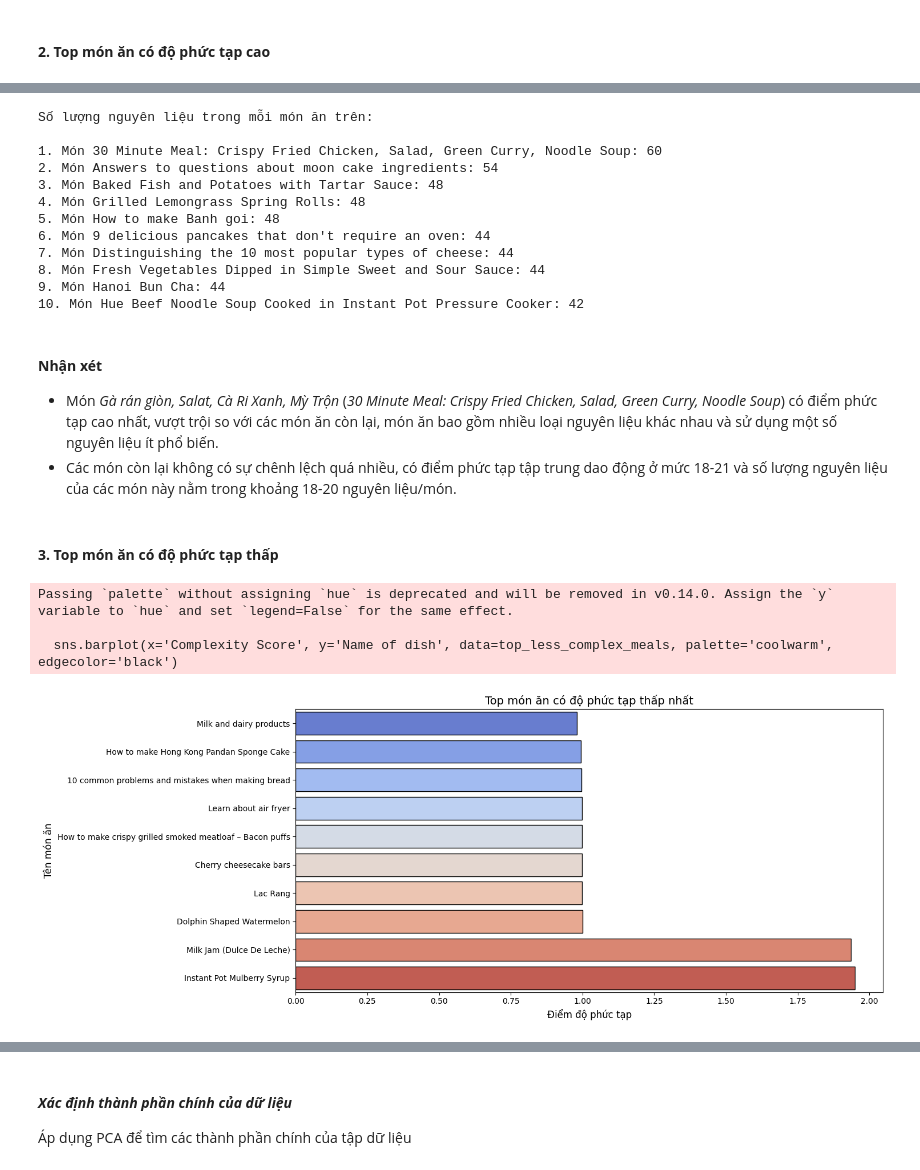
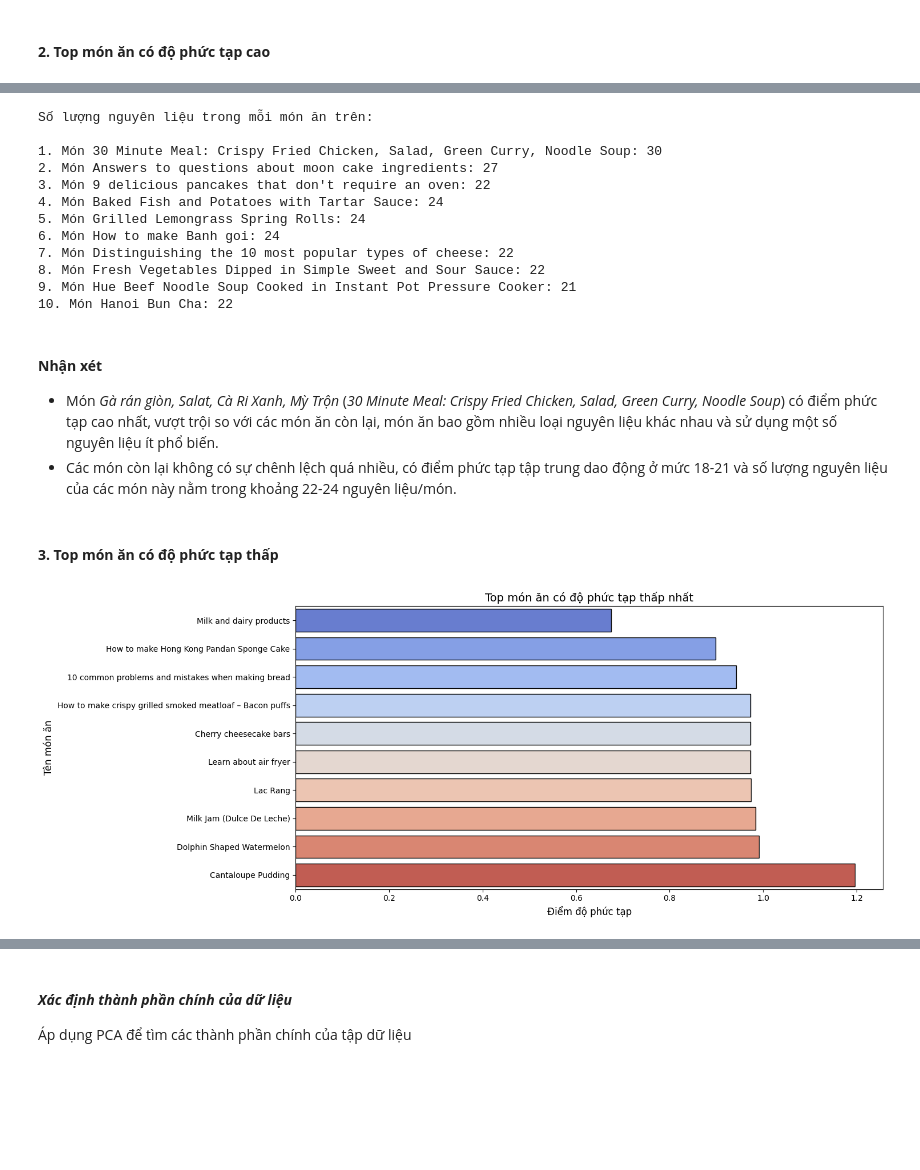
Before and after one commit to richardnguyen0715/IngredientsAnalysisAndRecommendationSystem, a Jupyter notebook: Source/Data Exploration/DataExploration.ipynb, the cells around one changed output, grey strips where cells are left out. Saved outputs shown, nothing was run; the diff lists cells and outputs as text; code cells hidden in the pictures; blank space fills up the shorter version.

Commit message:
Uyen_Update_DataExploration

```diff
--- a/Source/Data Exploration/DataExploration.ipynb
+++ b/Source/Data Exploration/DataExploration.ipynb
@@ -13,8 +13,7 @@ import seaborn as sns
 # %% [markdown]
 #### 2.1. Read data from file:
 # %%
-path = os.path.join('..', 'Assert', 'ingredients.csv')
-raw_df = pd.read_csv(path)
+raw_df = pd.read_csv('../Assert/ingredients.csv')
 raw_df.head()
 # %% [output]
 |  | Name of dish | soda | turmeric mixture | herb | yogurt | butter | beef bone | chili lemongrass fish sauce | ... |
@@ -390,17 +388,18 @@ plt.show()
 # %%
 #tính tổng theo hàng và vẽ biểu đồ
 # Tính tổng theo hàng đặt tên là tổng thành phần
-raw_df['Total'] = raw_df.iloc[:, 1:].sum(axis=1)
+temp_df = raw_df.copy()
+temp_df['Total'] = temp_df.iloc[:, 1:].sum(axis=1)
 # lấy ra min và max của cột Total
-min_total = raw_df['Total'].min()
-max_total = raw_df['Total'].max()
+min_total = temp_df['Total'].min()
+max_total = temp_df['Total'].max()
 # vẽ biểu đồ cột với số lượng món ăn có tổng thành phần từ min đến max
 plt.figure(figsize=(10, 6))
-raw_df['Total'].value_counts().sort_index().plot(kind='bar', color='skyblue', edgecolor='black')
+temp_df['Total'].value_counts().sort_index().plot(kind='bar', color='skyblue', edgecolor='black')
 plt.title('Số lượng món ăn có tổng thành phần từ min đến max', fontsize=14)
 plt.xlabel('Tổng thành phần', fontsize=12)
 plt.ylabel('Số lượng món ăn', fontsize=12)
-plt.xticks(rotation=45)
+plt.xticks(rotation=0)
 plt.tight_layout()
 plt.show()
 # %% [output]
@@ -500,39 +493,36 @@ print(result)
 # %% [output]
 Số lượng nguyên liệu trong mỗi món ăn trên:
 
-1. Món 30 Minute Meal: Crispy Fried Chicken, Salad, Green Curry, Noodle Soup: 60
-2. Món Answers to questions about moon cake ingredients: 54
-3. Món Baked Fish and Potatoes with Tartar Sauce: 48
-4. Món Grilled Lemongrass Spring Rolls: 48
-5. Món How to make Banh goi: 48
-6. Món 9 delicious pancakes that don't require an oven: 44
-7. Món Distinguishing the 10 most popular types of cheese: 44
-8. Món Fresh Vegetables Dipped in Simple Sweet and Sour Sauce: 44
-9. Món Hanoi Bun Cha: 44
-10. Món Hue Beef Noodle Soup Cooked in Instant Pot Pressure Cooker: 42
+1. Món 30 Minute Meal: Crispy Fried Chicken, Salad, Green Curry, Noodle Soup: 30
+2. Món Answers to questions about moon cake ingredients: 27
+3. Món 9 delicious pancakes that don't require an oven: 22
+4. Món Baked Fish and Potatoes with Tartar Sauce: 24
+5. Món Grilled Lemongrass Spring Rolls: 24
+6. Món How to make Banh goi: 24
+7. Món Distinguishing the 10 most popular types of cheese: 22
+8. Món Fresh Vegetables Dipped in Simple Sweet and Sour Sauce: 22
+9. Món Hue Beef Noodle Soup Cooked in Instant Pot Pressure Cooker: 21
+10. Món Hanoi Bun Cha: 22
 # %% [markdown]
 #### **Nhận xét**
 - Món *Gà rán giòn, Salat, Cà Ri Xanh, Mỳ Trộn* (*30 Minute Meal: Crispy Fried Chicken, Salad, Green Curry, Noodle Soup*) có điểm phức tạp cao nhất, vượt trội so với các món ăn còn lại, món ăn bao gồm nhiều loại nguyên liệu khác nhau và sử dụng một số nguyên liệu ít phổ biến.
-- Các món còn lại không có sự chênh lệch quá nhiều, có điểm phức tạp tập trung dao động ở mức 18-21 và số lượng nguyên liệu của các món này nằm trong khoảng 18-20 nguyên liệu/món.
+- Các món còn lại không có sự chênh lệch quá nhiều, có điểm phức tạp tập trung dao động ở mức 18-21 và số lượng nguyên liệu của các món này nằm trong khoảng 22-24 nguyên liệu/món.
 # %% [markdown]
 #### **3. Top món ăn có độ phức tạp thấp**
 # %%
 # top món ăn có độ phức tạp thấp nhất
 top_less_complex_meals = temp_df.sort_values('Complexity Score', ascending=True).head(10)[['Name of dish', 'Complexity Score']]
 
 # vẽ biểu đồ cột cho top món ăn có độ phức tạp thấp nhất
 plt.figure(figsize=(15, 6))
-sns.barplot(x='Complexity Score', y='Name of dish', data=top_less_complex_meals, palette='coolwarm', edgecolor='black')
+sns.barplot(x='Complexity Score', y='Name of dish', data=top_less_complex_meals, palette='coolwarm', edgecolor='black', hue='Name of dish', legend=False)
 plt.title('Top món ăn có độ phức tạp thấp nhất', fontsize=14)
 plt.xlabel('Điểm độ phức tạp', fontsize=12)
 plt.ylabel('Tên món ăn', fontsize=12)
 plt.tight_layout()
 plt.show()
 # %% [output]
-Passing `palette` without assigning `hue` is deprecated and will be removed in v0.14.0. Assign the `y` variable to `hue` and set `legend=False` for the same effect.
-
-  sns.barplot(x='Complexity Score', y='Name of dish', data=top_less_complex_meals, palette='coolwarm', edgecolor='black')
-[figure, old version]
+[figure, new version]
 # %%
 print('Số lượng nguyên liệu trong mỗi món ăn trên:\n')
 result = "\n".join(
```
Also changed, not shown: parts of 13 cells of this notebook, 1 other file.
